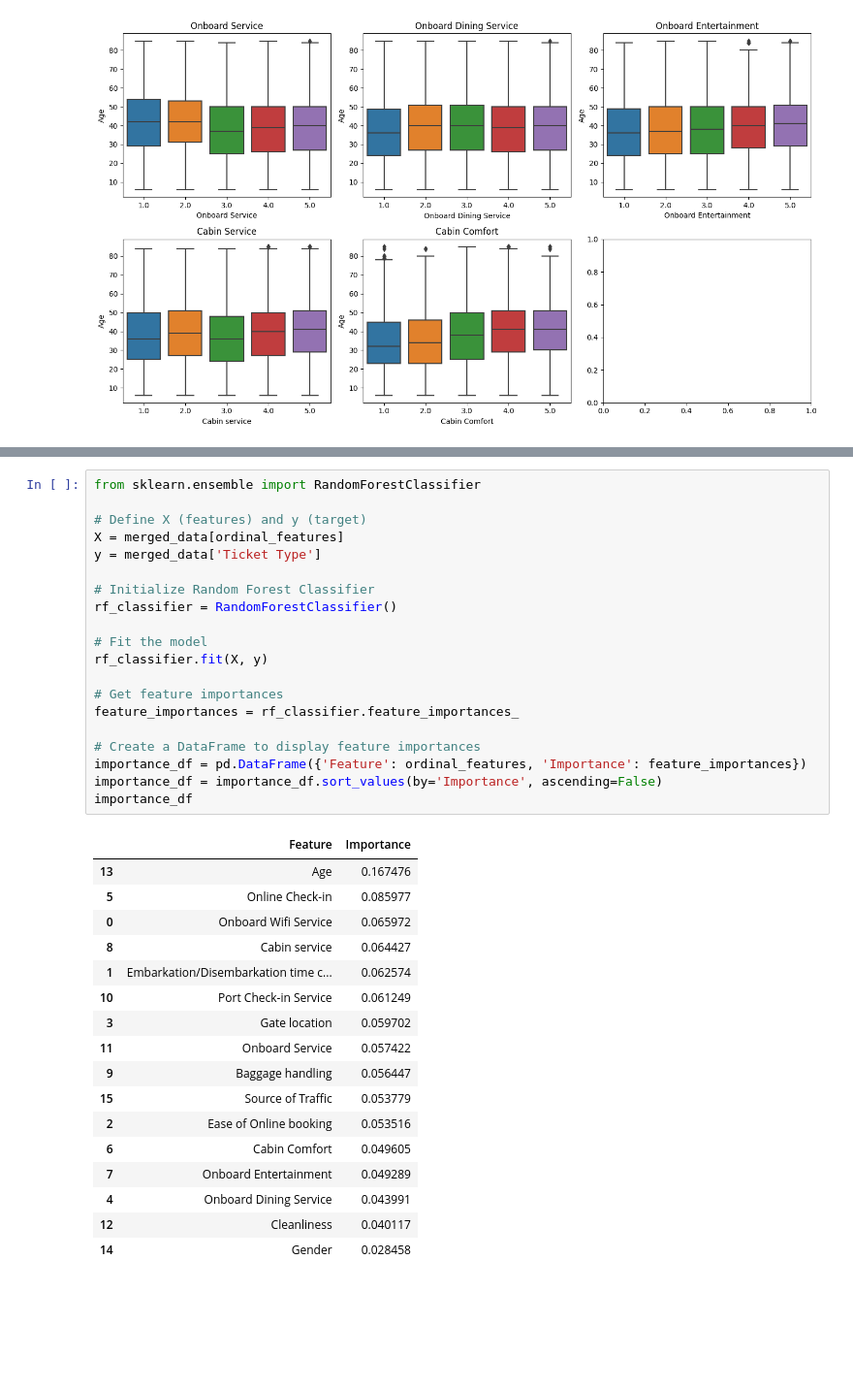
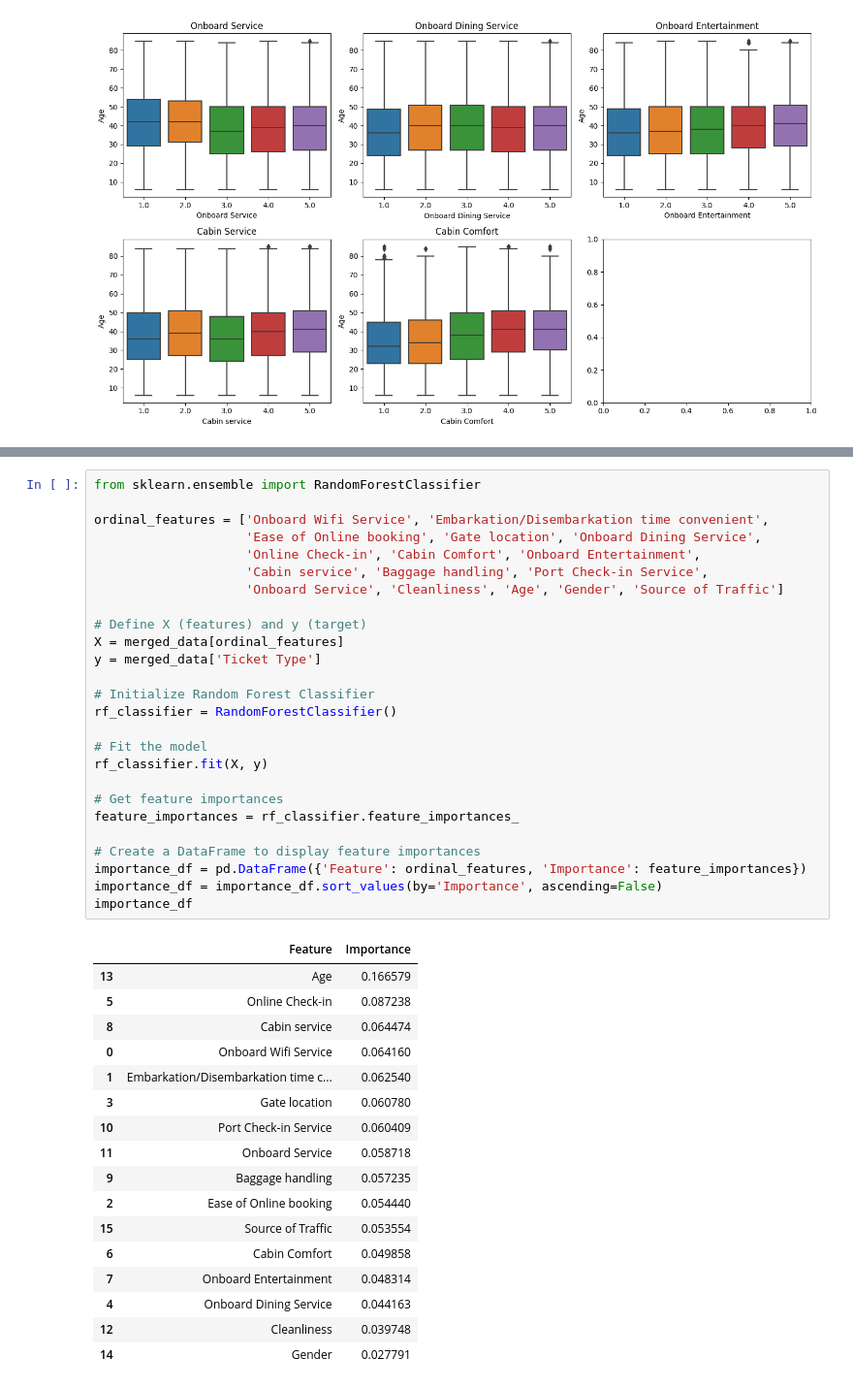
Before and after one commit to jaspereap/machine-learning-pipeline, a Jupyter notebook: eda.ipynb, the cells around one changed output, grey strips where cells are left out. Shown at 97% size. Saved outputs shown, nothing was run; the diff lists cells and outputs as text; blank space fills up the shorter version.

```diff
--- a/eda.ipynb
+++ b/eda.ipynb
@@ -818,38 +828,44 @@ plt.tight_layout()
 # %%
 from sklearn.ensemble import RandomForestClassifier
+
+ordinal_features = ['Onboard Wifi Service', 'Embarkation/Disembarkation time convenient',
+                    'Ease of Online booking', 'Gate location', 'Onboard Dining Service',
+                    'Online Check-in', 'Cabin Comfort', 'Onboard Entertainment',
+                    'Cabin service', 'Baggage handling', 'Port Check-in Service',
+                    'Onboard Service', 'Cleanliness', 'Age', 'Gender', 'Source of Traffic']
 
 # Define X (features) and y (target)
 X = merged_data[ordinal_features]
 y = merged_data['Ticket Type']
 
 # Initialize Random Forest Classifier
 rf_classifier = RandomForestClassifier()
 
 # Fit the model
 rf_classifier.fit(X, y)
 
 # Get feature importances
 feature_importances = rf_classifier.feature_importances_
 
 # Create a DataFrame to display feature importances
 importance_df = pd.DataFrame({'Feature': ordinal_features, 'Importance': feature_importances})
 importance_df = importance_df.sort_values(by='Importance', ascending=False)
 importance_df
 # %% [output]
 |  | Feature | Importance |
-| 13 | Age | 0.167476 |
-| 5 | Online Check-in | 0.085977 |
-| 0 | Onboard Wifi Service | 0.065972 |
-| 8 | Cabin service | 0.064427 |
-| 1 | Embarkation/Disembarkation time c... | 0.062574 |
-| 10 | Port Check-in Service | 0.061249 |
-| 3 | Gate location | 0.059702 |
-| 11 | Onboard Service | 0.057422 |
-| 9 | Baggage handling | 0.056447 |
-| 15 | Source of Traffic | 0.053779 |
-| 2 | Ease of Online booking | 0.053516 |
-| 6 | Cabin Comfort | 0.049605 |
-| 7 | Onboard Entertainment | 0.049289 |
-| 4 | Onboard Dining Service | 0.043991 |
-| 12 | Cleanliness | 0.040117 |
-| 14 | Gender | 0.028458 |
+| 13 | Age | 0.166579 |
+| 5 | Online Check-in | 0.087238 |
+| 8 | Cabin service | 0.064474 |
+| 0 | Onboard Wifi Service | 0.064160 |
+| 1 | Embarkation/Disembarkation time c... | 0.062540 |
+| 3 | Gate location | 0.060780 |
+| 10 | Port Check-in Service | 0.060409 |
+| 11 | Onboard Service | 0.058718 |
+| 9 | Baggage handling | 0.057235 |
+| 2 | Ease of Online booking | 0.054440 |
+| 15 | Source of Traffic | 0.053554 |
+| 6 | Cabin Comfort | 0.049858 |
+| 7 | Onboard Entertainment | 0.048314 |
+| 4 | Onboard Dining Service | 0.044163 |
+| 12 | Cleanliness | 0.039748 |
+| 14 | Gender | 0.027791 |
```
Also changed, not shown: parts of 2 cells of this notebook.
